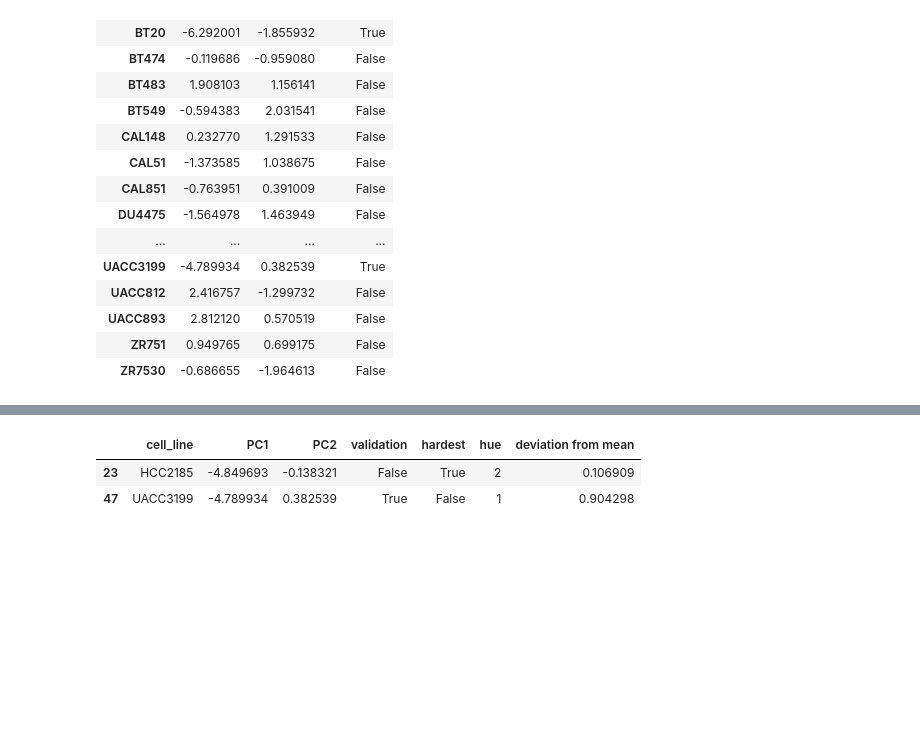
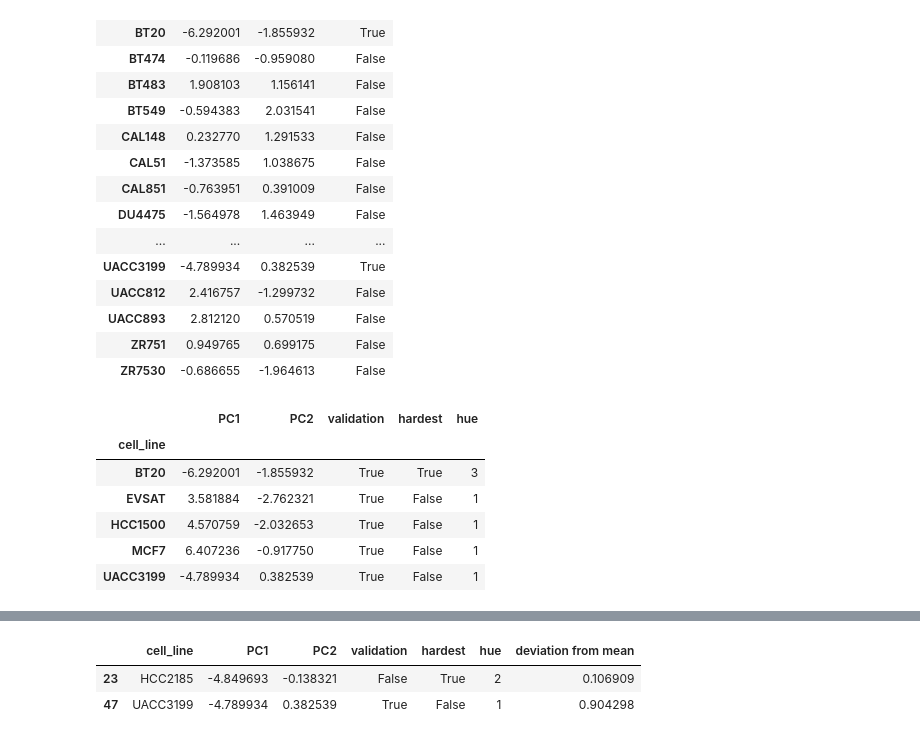
Before and after one commit to frohlich-lab/DeepMechanisticModels, a Jupyter notebook: Old - Jupyter Notebooks/Cytof Data Analysis.ipynb, the cells around one changed output, grey strips where cells are left out. Saved outputs shown, nothing was run; the diff lists cells and outputs as text; code cells hidden in the pictures; blank space fills up the shorter version.

```diff
--- a/Old - Jupyter Notebooks/Cytof Data Analysis.ipynb
+++ b/Old - Jupyter Notebooks/Cytof Data Analysis.ipynb
@@ -253 +262,11 @@ offsets = {
 }
+# %%
+df[df.validation]
+# %% [output]
+|  | PC1 | PC2 | validation | hardest | hue |
+| cell_line |  |  |  |  |  |
+| BT20 | -6.292001 | -1.855932 | True | True | 3 |
+| EVSAT | 3.581884 | -2.762321 | True | False | 1 |
+| HCC1500 | 4.570759 | -2.032653 | True | False | 1 |
+| MCF7 | 6.407236 | -0.917750 | True | False | 1 |
+| UACC3199 | -4.789934 | 0.382539 | True | False | 1 |
```
Also changed, not shown: parts of 9 cells of this notebook.
